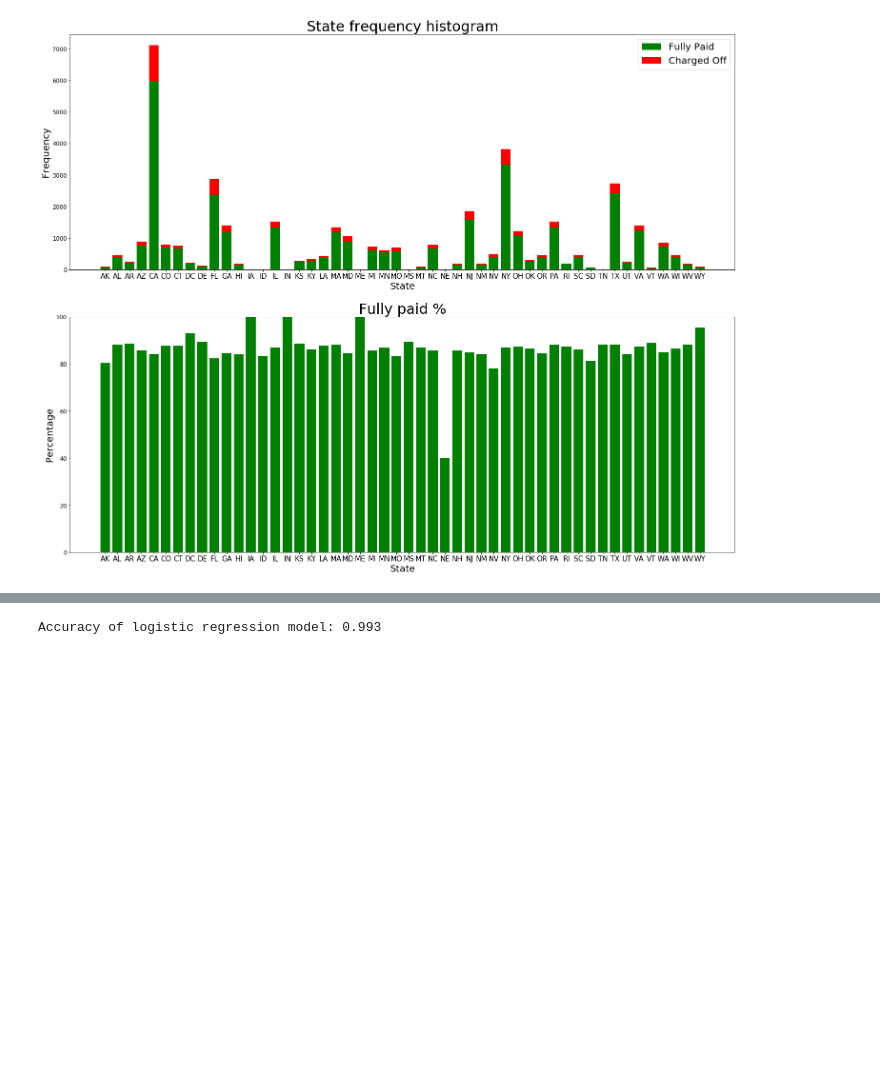
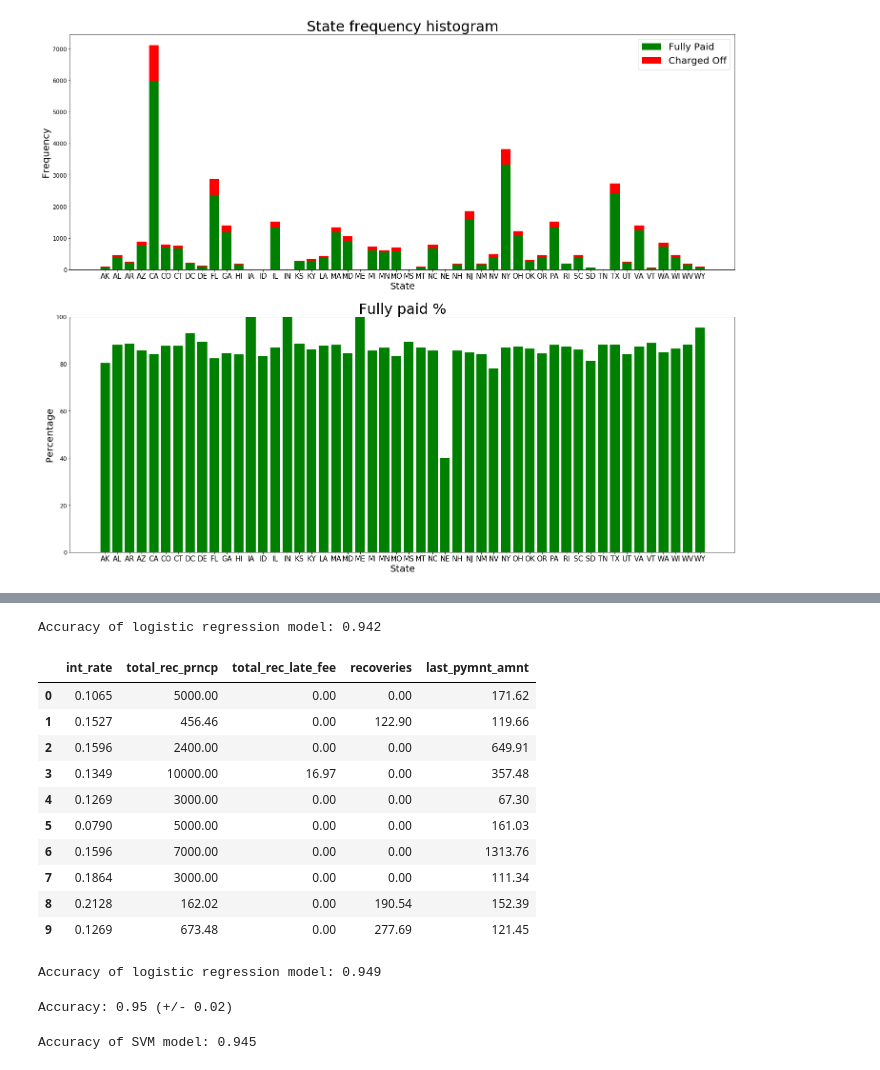
Before and after one commit to HilaGast/ml_final_ex, a Jupyter notebook: ML report Omri & Hila.ipynb, the cells around one changed output, grey strips where cells are left out. Cells and saved outputs as stored; diff of their text form; code cells hidden in the pictures; blank space fills up the shorter version.

```diff
--- a/ML report Omri & Hila.ipynb
+++ b/ML report Omri & Hila.ipynb
@@ -361,0 +405,19 @@ x_test,x_val,y_test,y_val = train_test_split(x_test_val,y_test_val,test_size=0.5
+# %%
+# using a tuning parameter of 100, eliminated correlated parameters.
+print('Accuracy of logistic regression model: {:.3f}'.format(score[C.index(100)]))
+remaining_vars = np.where(coef_matrix[:,C.index(100)].ravel() != 0)
+uncorr_selected_data = selected_data[selected_data.columns[remaining_vars]]
+uncorr_selected_data.head(10)
+# %% [output]
+Accuracy of logistic regression model: 0.942
+|  | int_rate | total_rec_prncp | total_rec_late_fee | recoveries | last_pymnt_amnt |
+| 0 | 0.1065 | 5000.00 | 0.00 | 0.00 | 171.62 |
+| 1 | 0.1527 | 456.46 | 0.00 | 122.90 | 119.66 |
+| 2 | 0.1596 | 2400.00 | 0.00 | 0.00 | 649.91 |
+| 3 | 0.1349 | 10000.00 | 16.97 | 0.00 | 357.48 |
+| 4 | 0.1269 | 3000.00 | 0.00 | 0.00 | 67.30 |
+| 5 | 0.0790 | 5000.00 | 0.00 | 0.00 | 161.03 |
+| 6 | 0.1596 | 7000.00 | 0.00 | 0.00 | 1313.76 |
+| 7 | 0.1864 | 3000.00 | 0.00 | 0.00 | 111.34 |
+| 8 | 0.2128 | 162.02 | 0.00 | 190.54 | 152.39 |
+| 9 | 0.1269 | 673.48 | 0.00 | 277.69 | 121.45 |
@@ -362,6 +430,24 @@ x_test,x_val,y_test,y_val = train_test_split(x_test_val,y_test_val,test_size=0.5
+# %%
+lr_model = LogisticRegression(penalty='l2', solver='liblinear', max_iter=400)
+x_train,x_test_val,y_train,y_test_val = train_test_split(uncorr_selected_data,loan_status,test_size=0.4,random_state=0)
+x_test,x_val,y_test,y_val = train_test_split(x_test_val,y_test_val,test_size=0.5,random_state=0)
+scaler = StandardScaler().fit(x_train)
+lr_model.fit(scaler.transform(x_train),y_train)
+print('Accuracy of logistic regression model: {:.3f}'.format(lr_model.score(scaler.transform(x_val),y_val)))
+# %% [output]
+Accuracy of logistic regression model: 0.949
+# %%
+# Error estimation - cross validation:
+scaled_data = StandardScaler().fit(uncorr_selected_data)
+scores = cross_val_score(lr_model,scaled_data.transform(uncorr_selected_data),loan_status,cv=5)
+
+print("Accuracy: %0.2f (+/- %0.2f)" % (scores.mean(), scores.std() * 2))
+# %% [output]
+Accuracy: 0.95 (+/- 0.02)
 # %%
-lr_model = LogisticRegression()
-lr_model.fit(x_train,y_train)
-print('Accuracy of logistic regression model: {:.3f}'.format(lr_model.score(x_test,y_test)))
+# SVM:
+svm_model = SVC()
+svm_model.fit(scaler.transform(x_train),y_train)
+print('Accuracy of SVM model: {:.3f}'.format(svm_model.score(scaler.transform(x_val),y_val)))
 # %% [output]
-Accuracy of logistic regression model: 0.993
+Accuracy of SVM model: 0.945
```
Also changed, not shown: parts of 11 cells of this notebook.
